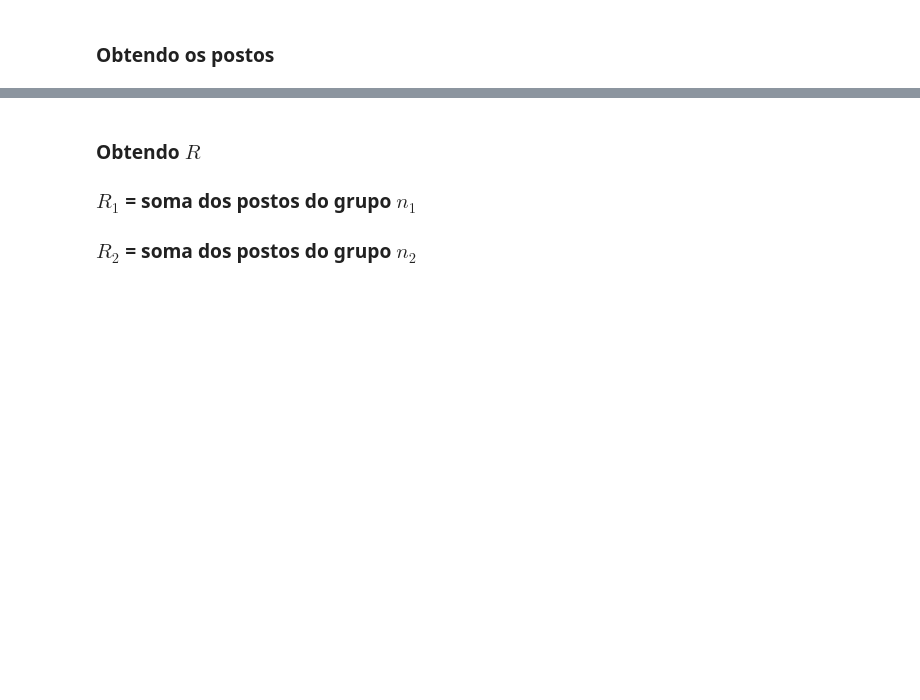
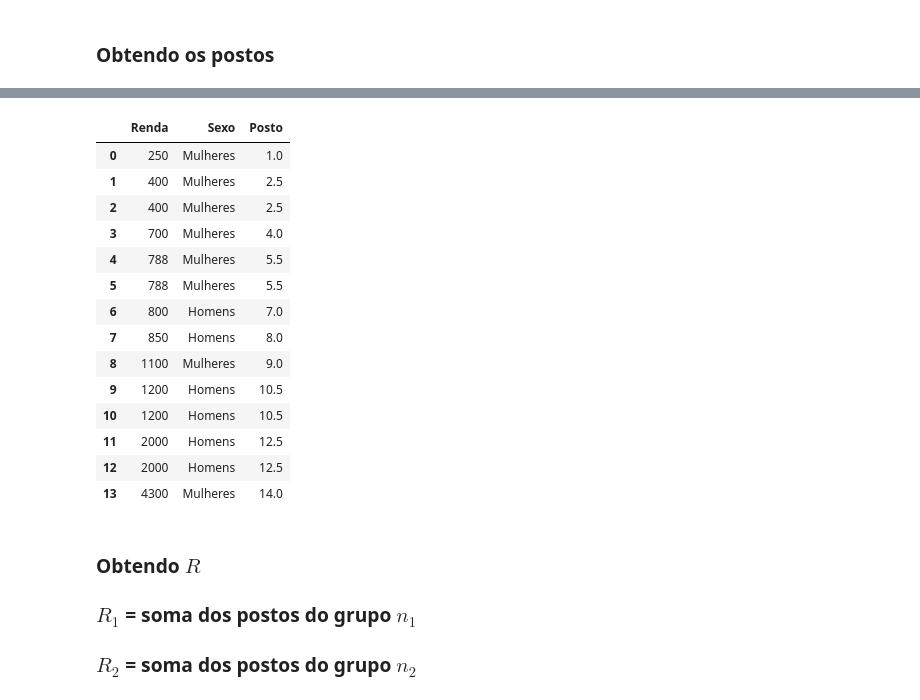
Before and after one commit to ecomunick/python_projects, a Jupyter notebook: statistics1/Curso_de_Estatística_Parte_3.ipynb, the cells around one changed output, grey strips where cells are left out. Cells and saved outputs as stored; diff of their text form; code cells hidden in the pictures; blank space fills up the shorter version.

```diff
--- a/statistics1/Curso_de_Estatística_Parte_3.ipynb
+++ b/statistics1/Curso_de_Estatística_Parte_3.ipynb
@@ -1916,0 +2092,4 @@ Onde
+# %%
+
+posto = sexo[['Renda', 'Posto']].groupby(['Renda']).mean()
+posto
@@ -1916,0 +2109,4 @@ Onde
+# %%
+# fazer cmo que a Renda volte a ser uma variavel
+posto.reset_index(inplace = True)
+posto
@@ -1916,0 +2125,3 @@ Onde
+# %%
+sexo.drop(['Posto'], axis = 1, inplace = True)
+sexo
@@ -1917,3 +2144,22 @@ Onde
+# %%
+sexo = sexo.merge(posto, left_on='Renda', right_on='Renda', how = 'left')
+sexo
+# %% [output]
+|  | Renda | Sexo | Posto |
+| 0 | 250 | Mulheres | 1.0 |
+| 1 | 400 | Mulheres | 2.5 |
+| 2 | 400 | Mulheres | 2.5 |
+| 3 | 700 | Mulheres | 4.0 |
+| 4 | 788 | Mulheres | 5.5 |
+| 5 | 788 | Mulheres | 5.5 |
+| 6 | 800 | Homens | 7.0 |
+| 7 | 850 | Homens | 8.0 |
+| 8 | 1100 | Mulheres | 9.0 |
+| 9 | 1200 | Homens | 10.5 |
+| 10 | 1200 | Homens | 10.5 |
+| 11 | 2000 | Homens | 12.5 |
+| 12 | 2000 | Homens | 12.5 |
+| 13 | 4300 | Mulheres | 14.0 |
 # %% [markdown]
 ### Obtendo $R$
 
```
Also changed, not shown: parts of 32 cells of this notebook.
